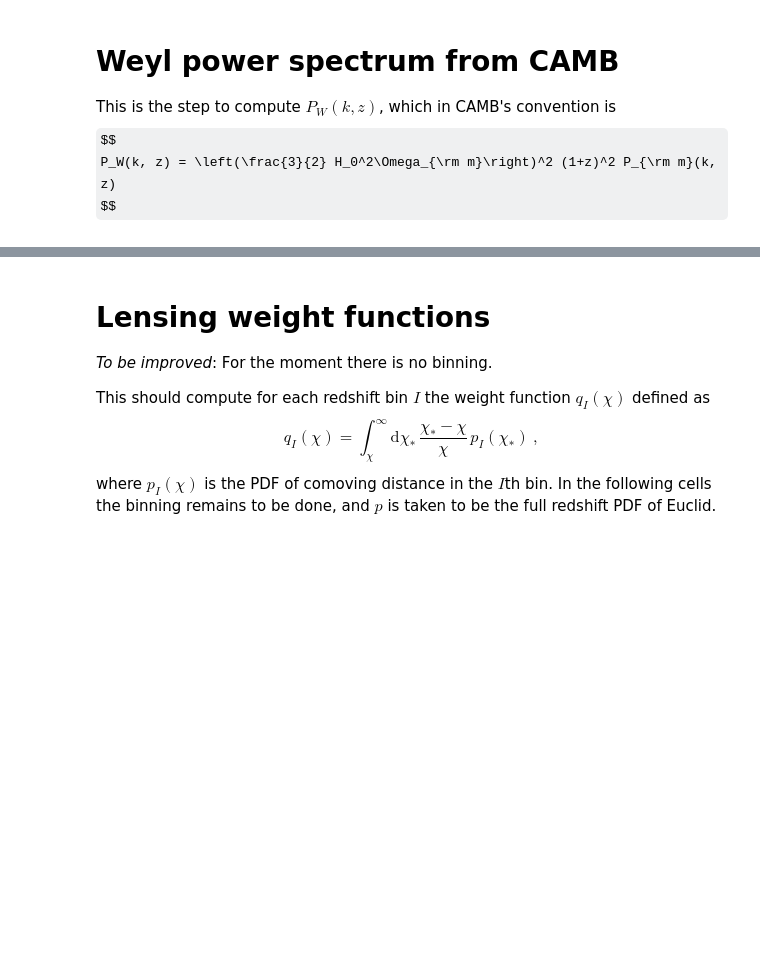
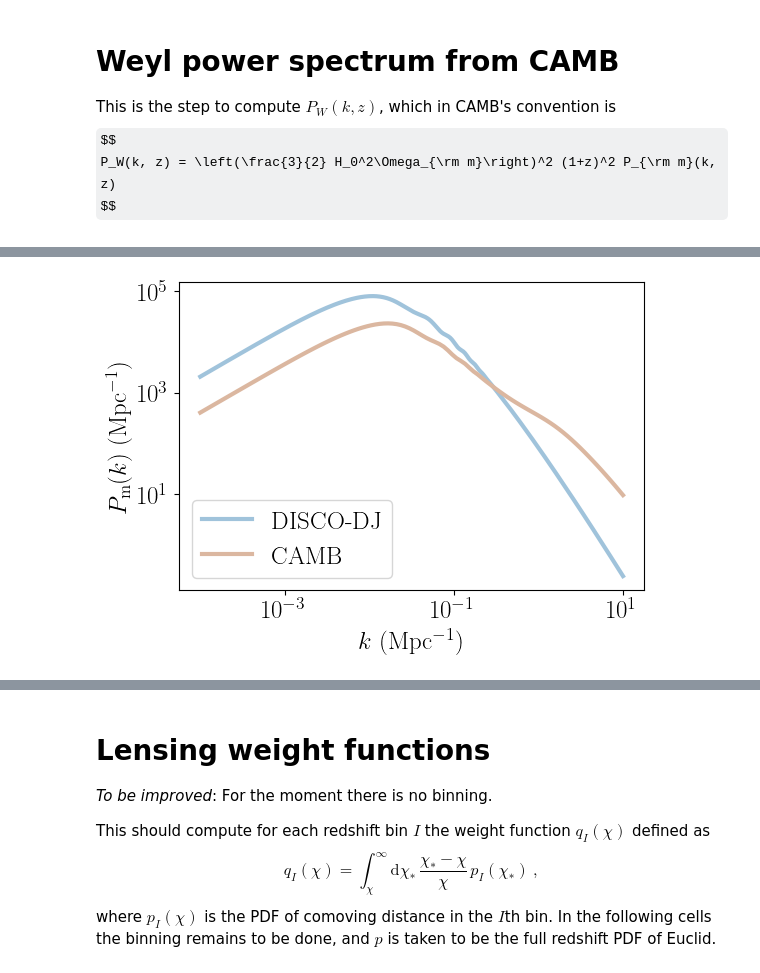
Before and after one commit to nataliehogg/focsle, a Jupyter notebook: notebooks/cosmic_shear_disco.ipynb, the cells around one changed output, grey strips where cells are left out. Saved outputs shown, nothing was run; the diff lists cells and outputs as text; code cells hidden in the pictures; some formulas as TeX source; blank space fills up the shorter version.

```diff
--- a/notebooks/cosmic_shear_disco.ipynb
+++ b/notebooks/cosmic_shear_disco.ipynb
@@ -70,6 +69,8 @@ kmax = 5e2 #(inverse Mpc)
 extrap_kmax = 1e10
 Weyl_power_spectra = camb.get_matter_power_interpolator(pars, zmax=zmax, kmax=kmax, zs=None,
 hubble_units=False, k_hunit=False, var1=model.Transfer_Weyl, var2=model.Transfer_Weyl, extrap_kmax=extrap_kmax)
+
+matter_power_spectra = camb.get_matter_power_interpolator(pars, zmax=zmax, kmax=kmax)
 # %%
 k = np.logspace(-4, 1, 100)
 
@@ -84,0 +146,12 @@ plt.legend(['$z=%s$'%z for z in zplot], frameon=False);
+# %%
+# compare CAMB and DISCO-DJ output
+
+fig, ax = plt.subplots(1,1, figsize=(6,4))
+ax.plot(kmodes, Pkm, lw=3, label = 'DISCO-DJ')
+ax.loglog(k, matter_power_spectra.P(0,k), lw=3, label = 'CAMB')
+ax.set_xlabel('$k$ (Mpc$^{-1}$)')
+ax.set_ylabel(r'$P_{\rm m}(k)$ (Mpc$^{-1}$)')
+ax.legend()
+plt.show()
+# %% [output]
+[figure, added]
```
Also changed, not shown: parts of 20 cells of this notebook.
